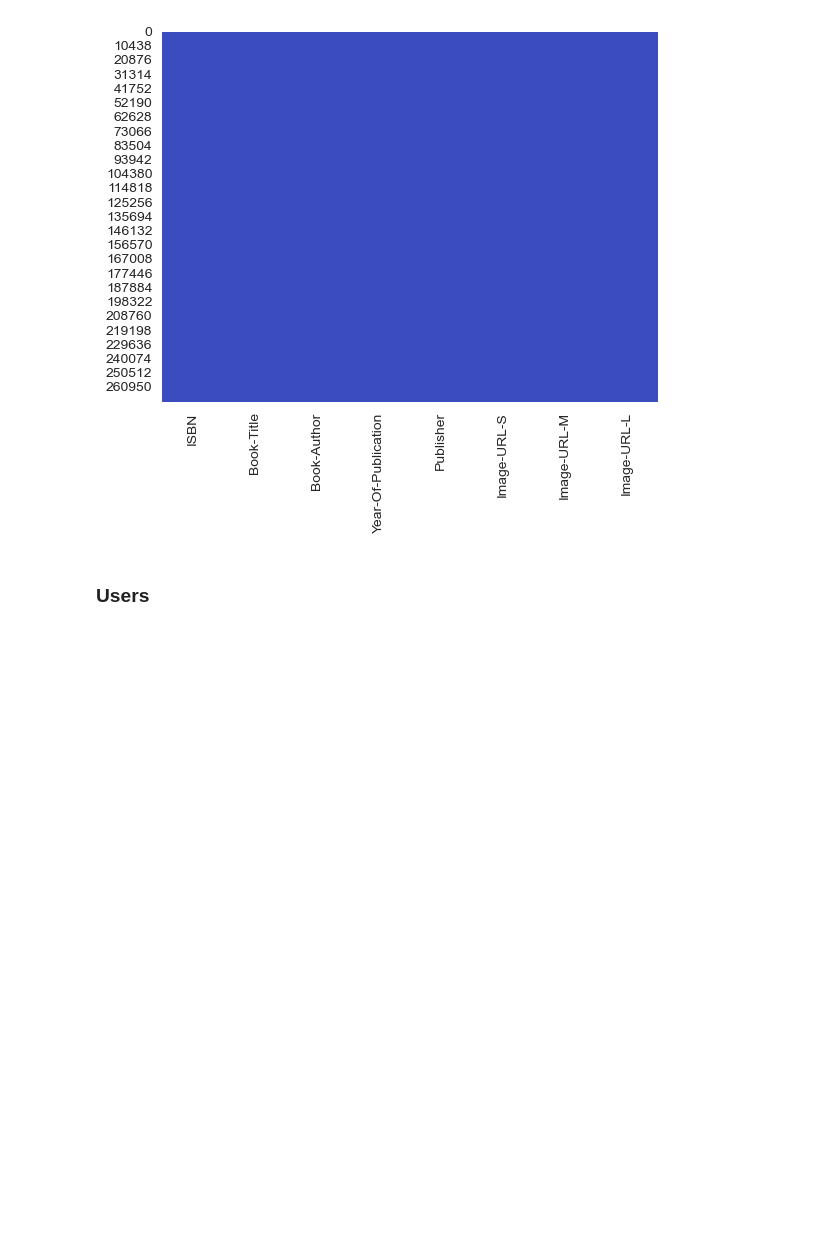
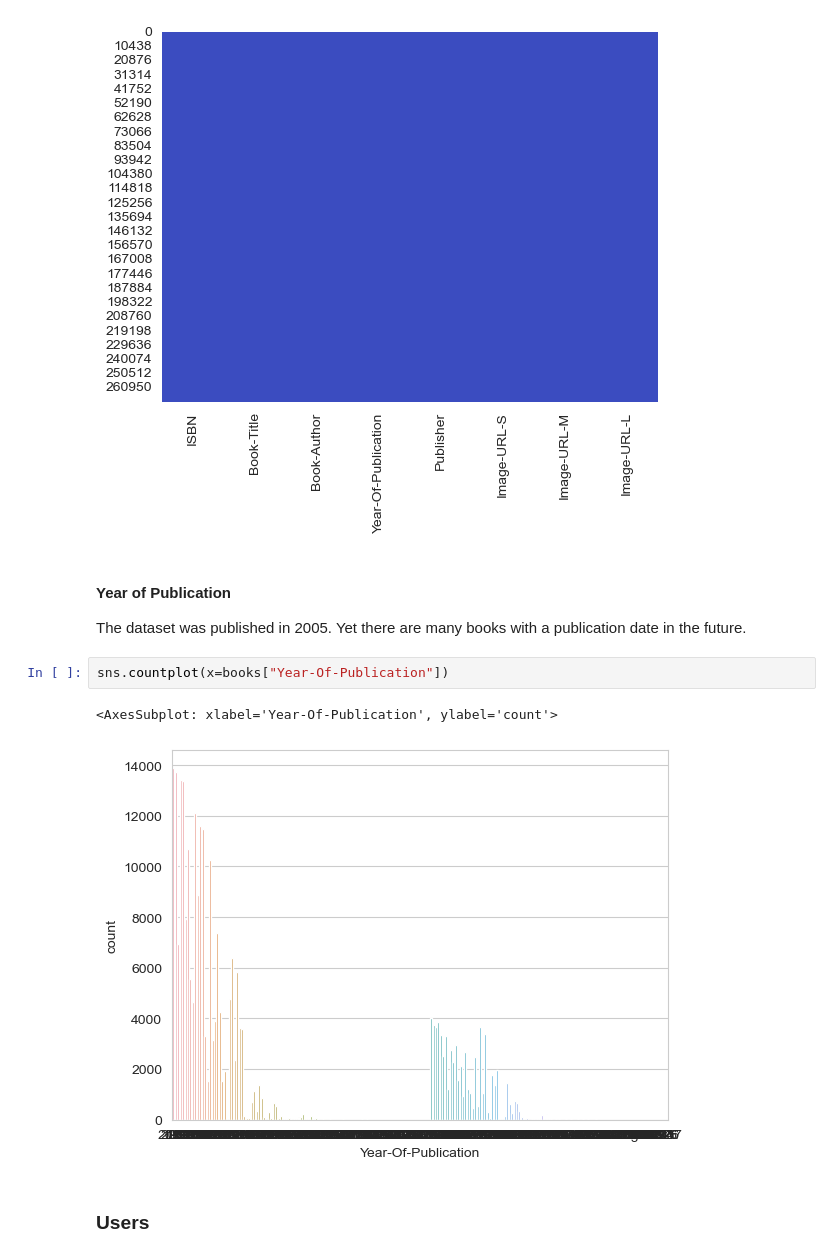
Before and after one commit to fichtnerma/Recommender, a Jupyter notebook: data-exploration.ipynb, the cells around one changed output. Cells and saved outputs as stored; diff of their text form; blank space fills up the shorter version.

```diff
--- a/data-exploration.ipynb
+++ b/data-exploration.ipynb
@@ -53,6 +53,14 @@ sns.heatmap(books.isnull(), cbar = False, cmap='coolwarm')
 # %% [output]
 <AxesSubplot: >
 [figure]
+# %% [markdown]
+#### Year of Publication
+The dataset was published in 2005. Yet there are many books with a publication date in the future.
+# %%
+sns.countplot(x=books["Year-Of-Publication"])
+# %% [output]
+<AxesSubplot: xlabel='Year-Of-Publication', ylabel='count'>
+[figure, added]
 # %% [markdown]
 ### Users
 # %%
```
Also changed, not shown: parts of 8 cells of this notebook, 1 other file.
